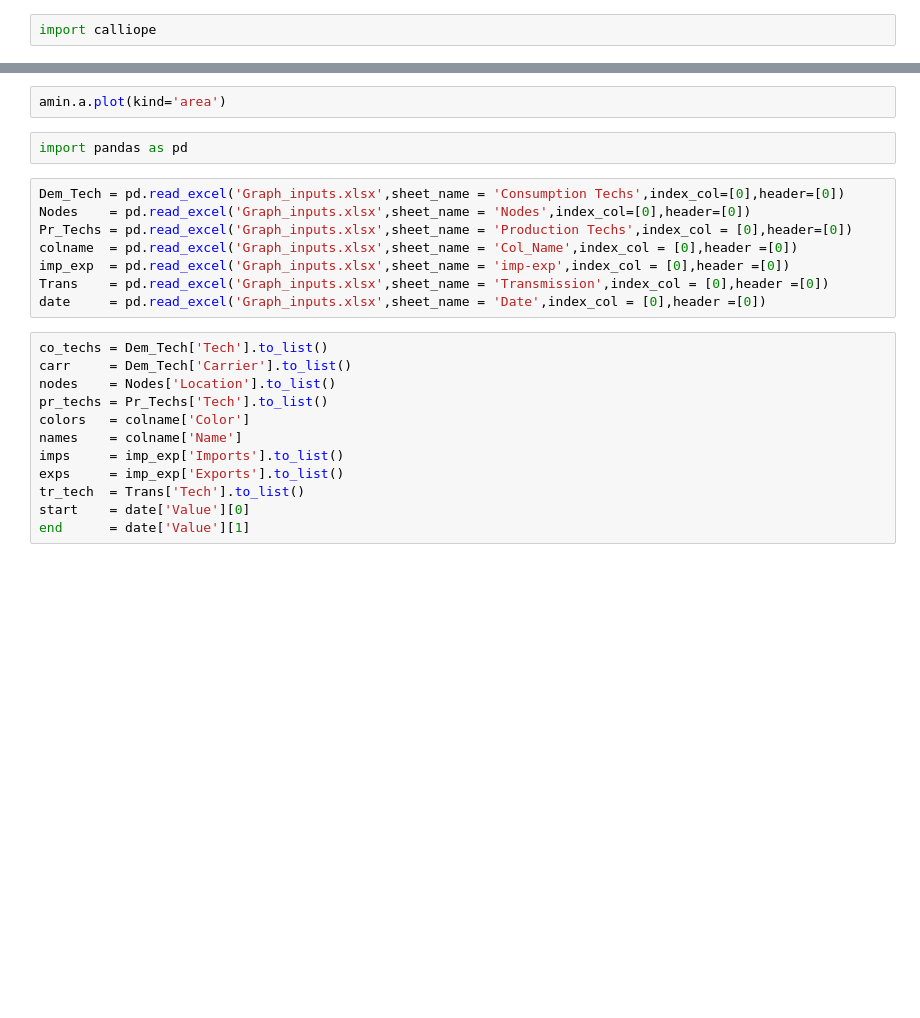
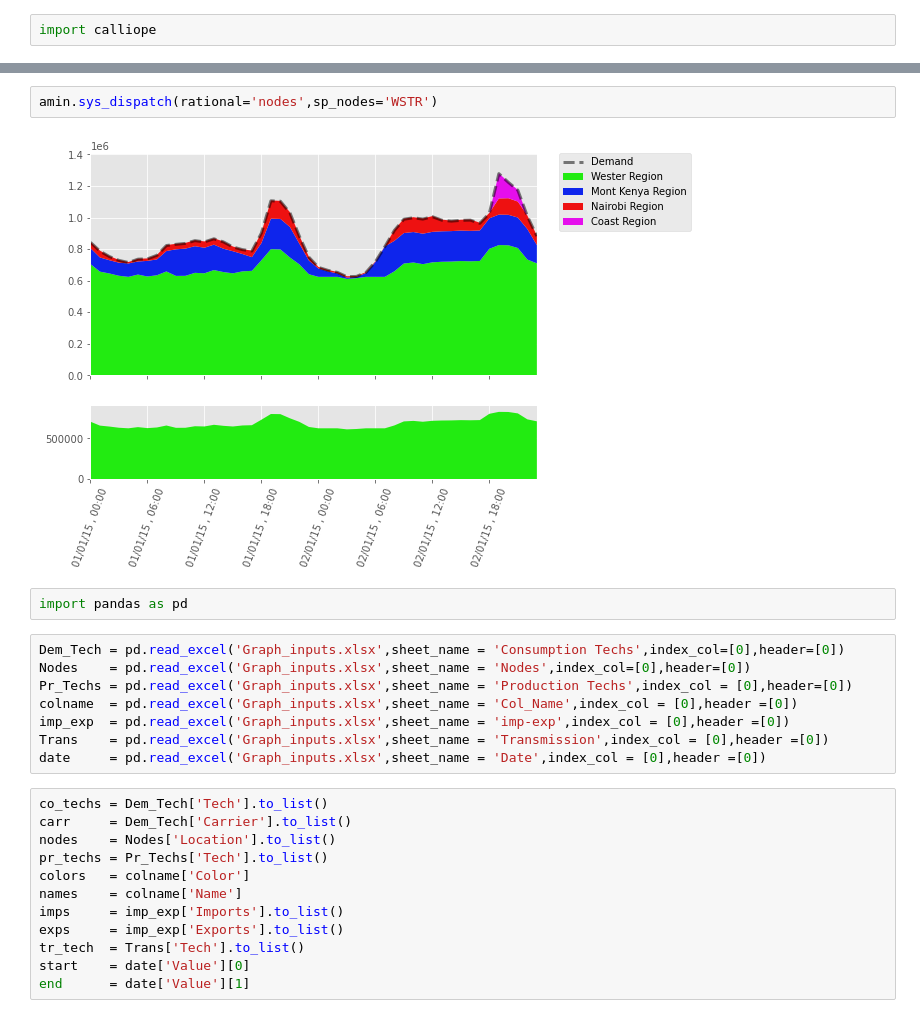
Before and after one commit to FEEM-Africa-REP/CIVICS, a Jupyter notebook: Calliope_Kenya/Models/4Nodes_No-Coffee/Kenya_2015_ICE_NB.ipynb, the cells around one changed output, grey strips where cells are left out. Cells and saved outputs as stored; diff of their text form; blank space fills up the shorter version.

```diff
--- a/Calliope_Kenya/Models/4Nodes_No-Coffee/Kenya_2015_ICE_NB.ipynb
+++ b/Calliope_Kenya/Models/4Nodes_No-Coffee/Kenya_2015_ICE_NB.ipynb
@@ -14,5 +45,7 @@ amin.node_dispatch(unit='TWh',title_font=15,average='hourly',sp_techs=['bio_pp',
-# %%
-amin.a.plot(kind='area')
+# %%
+amin.sys_dispatch(rational='nodes',sp_nodes='WSTR')
+# %% [output]
+[figure, added]
 # %%
 import pandas as pd
 # %%
```
Also changed, not shown: parts of 15 cells of this notebook, 6 other files.
